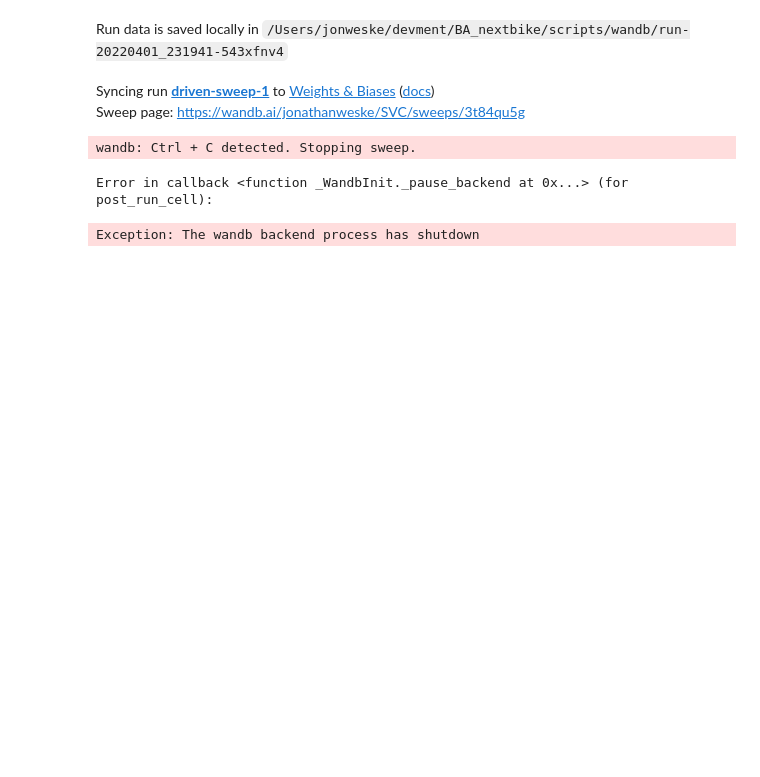
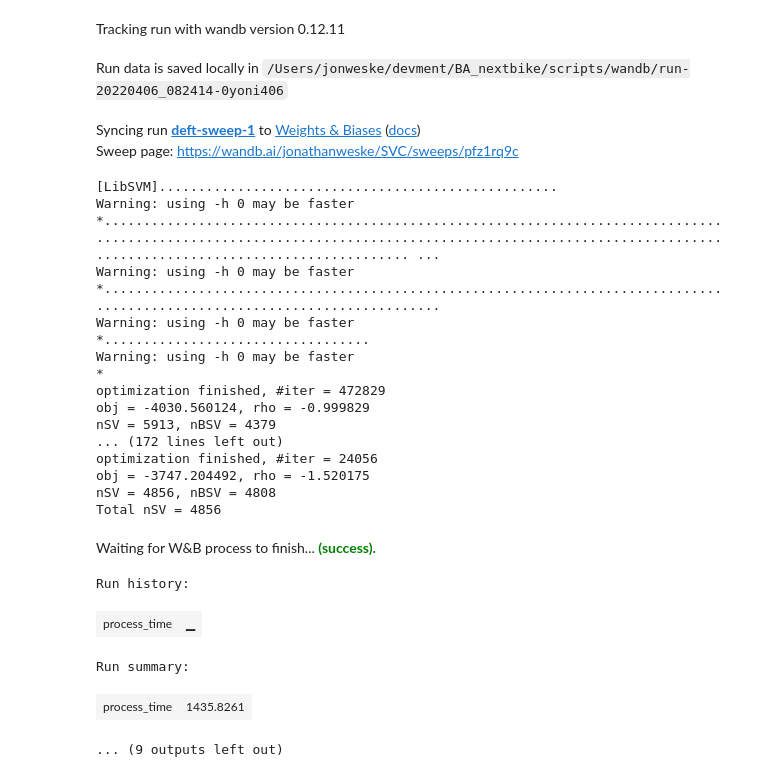
Before and after one commit to jw54kysa/bachelor_thesis_idle_time_prediction_nextbike, a Jupyter notebook: scripts/SVC.ipynb, the cells around one changed output. Drawn from its saved outputs; the diff is of its cells as text; code cells hidden in the pictures; blank space fills up the shorter version.

```diff
--- a/scripts/SVC.ipynb
+++ b/scripts/SVC.ipynb
@@ -1,8 +1,6 @@
 # %%
 from sklearn.preprocessing import StandardScaler
 import pandas as pd
-import numpy as np
-import wandb
 
 idle_time_data = pd.read_csv('../data/df_points/df_points_18_21_class.csv')
 TargetVariable = ['idle_time_class']
@@ -17,18 +15,23 @@ X=PredictorScalerFit.transform(X)
 
 from sklearn.model_selection import train_test_split
 
-X_train, X_test, y_train, y_test = train_test_split(X, y, train_size=0.9)
+X_train, X_test, y_train, y_test = train_test_split(X, y, train_size=0.9,)
 # , random_state=42
+# %%
+from sklearn.model_selection import TimeSeriesSplit
+
+ts_cv = TimeSeriesSplit(n_splits=4,max_train_size=10000)
 # %%
+from sklearn.multiclass import OneVsRestClassifier
 from sklearn.metrics import zero_one_loss, accuracy_score, roc_auc_score, f1_score
 from sklearn.model_selection import cross_validate, cross_val_score, GridSearchCV
 from sklearn.svm import SVC
-import wandb
+from time import perf_counter
 import wandb
 
 sweep_configuration_rfc = {
     "project": "SVC",
-    "name": "my-awesome-sweep",
+    "name": "SVC-sweep-CV",
     "metric": {"name": "accuracy", "goal": "maximize"},
     "method": "random",
     "parameters": {
@@ -45,12 +48,13 @@ sweep_configuration_rfc = {
             "values": ['scale', 'auto']
         },
         "decision_function_shape": {
-            "values": ['ovo']
+            "values": ['ovr']
         }
     }
 }
 
 def my_train_func():
+    t1_start = perf_counter()
     wandb.init()
 
     _C = wandb.config.C
@@ -63,24 +67,34 @@ def my_train_func():
                 kernel=_kernel,
                 degree=_degree,
                 gamma=_gamma,
-                decision_function_shape=_decision_function_shape
+                decision_function_shape=_decision_function_shape,
+                shrinking=True,
+                verbose=True
                 )
 
-    model.fit(X_train, y_train.ravel())
-    y_pred = model.predict(X_test)
+    clsf = OneVsRestClassifier(model)
+    cv_res = cross_val_score(clsf,X_train,y_train,cv = ts_cv, scoring='accuracy')
+    wandb.log({"cv_res": cv_res})
+    #clsf.fit(X_train,y_train.ravel())
+    #y_pred = clsf.predict(X_test)
 
-    print("roc_auc_score: ", roc_auc_score(y_test.ravel(), y_pred.ravel()))
-    print("f1 score: ", f1_score(y_test.ravel(), y_pred.ravle()))
+    #score_training = clsf.score(X_train, y_train.ravel())
+    #score_validation = clsf.score(X_test, y_test.ravel())
 
-    acc = zero_one_loss(y_test.ravel(), y_pred.ravel())
-    loss = accuracy_score(y_test.ravel(), y_pred.ravel())
+
+    #acc = accuracy_score(y_test.ravel(), y_pred.ravel())
+    #loss = zero_one_loss(y_test.ravel(), y_pred.ravel())
 
     #wandb.sklearn.plot_feature_importances(model, Predictors)
 
-    wandb.log({"accuracy": acc})
-    wandb.log({"conf_matrix": wandb.plot.confusion_matrix(y_true=y_test.ravel(), preds=y_pred.ravel())})
-    wandb.log({"loss": loss})
+    #wandb.log({"accuracy": acc})
+    #wandb.log({"conf_matrix": wandb.plot.confusion_matrix(y_true=y_test.ravel(), preds=y_pred.ravel())})
+    #wandb.log({"feature_imp": wandb.sklearn.plot_feature_importances(model, Predictors)})
+    ##wandb.log({"loss": loss})
+    #wandb.log({"score_training":score_training, "score_validation":score_validation})
 
+    t1_stop = perf_counter()
+    wandb.log({"process_time": t1_stop-t1_start})
 
 # INIT SWEEP
 sweep_id_svc = wandb.sweep(sweep_configuration_rfc, project="SVC")
@@ -102,6 +114,27 @@ Tracking run with wandb version 0.12.11
-Run data is saved locally in /Users/jonweske/devment/BA_nextbike/scripts/wandb/run-20220401_231941-543xfnv4
+Tracking run with wandb version 0.12.11
-Syncing run driven-sweep-1 to Weights & Biases (docs)
-Sweep page: https://wandb.ai/jonathanweske/SVC/sweeps/3t84qu5g
+Run data is saved locally in /Users/jonweske/devment/BA_nextbike/scripts/wandb/run-20220406_082414-0yoni406
+Syncing run deft-sweep-1 to Weights & Biases (docs)
+Sweep page: https://wandb.ai/jonathanweske/SVC/sweeps/pfz1rq9c
+[LibSVM]...................................................
+Warning: using -h 0 may be faster
+*....................................................................................................................................................................................................... ...
+Warning: using -h 0 may be faster
+*...........................................................................................................................
+Warning: using -h 0 may be faster
+*..................................
+Warning: using -h 0 may be faster
+*
+optimization finished, #iter = 472829
+obj = -4030.560124, rho = -0.999829
+nSV = 5913, nBSV = 4379
+... (172 lines left out)
+optimization finished, #iter = 24056
+obj = -3747.204492, rho = -1.520175
+nSV = 4856, nBSV = 4808
+Total nSV = 4856
+Waiting for W&B process to finish... (success).
+Run history:
+| process_time | ▁ |
+Run summary:
+| process_time | 1435.8261 |
-wandb: Ctrl + C detected. Stopping sweep.
+... (9 outputs left out)
-Error in callback <function _WandbInit._pause_backend at 0x...> (for post_run_cell):
-Exception: The wandb backend process has shutdown
```
Also changed, not shown: parts of 3 cells of this notebook, 8 other files.
